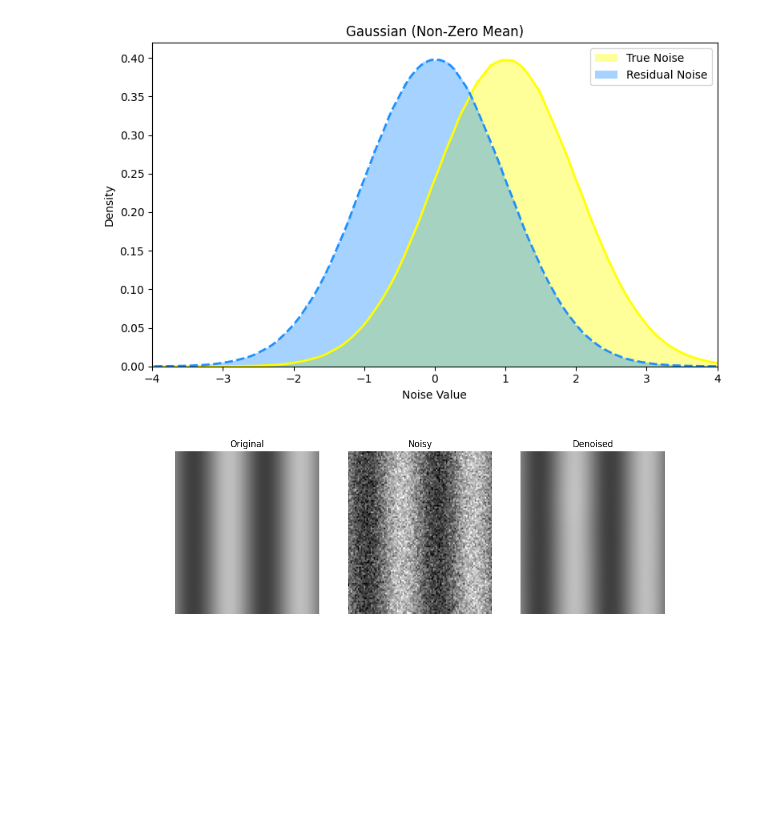
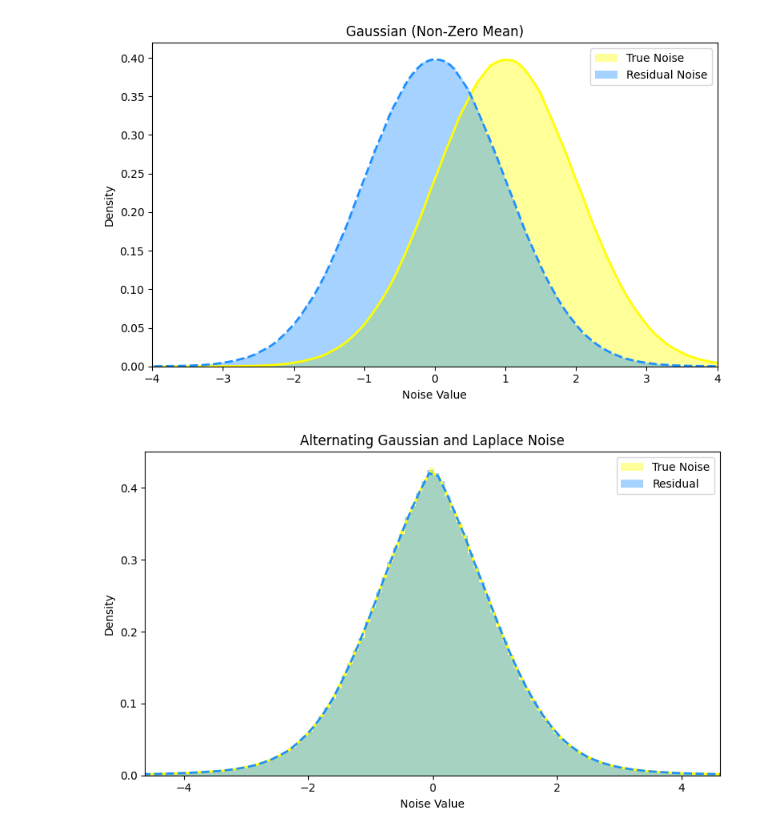
Before and after one commit to katienb/perception_project, a Jupyter notebook: perception_project/testing_denoise.ipynb, the cells around one changed output. Saved outputs shown, nothing was run; the diff lists cells and outputs as text; code cells hidden in the pictures; blank space fills up the shorter version.

```diff
--- a/perception_project/testing_denoise.ipynb
+++ b/perception_project/testing_denoise.ipynb
@@ -397,12 +514,54 @@ drift_noise = 10 * drift * np.ones_like(X)[None, :, :]
+# %%
+test_movie = gaussian_bump + 0.5*travelling_wave + burst
+T, H, W = test_movie.shape
+noise = np.zeros_like(test_movie)
+
+# Alternate Gaussian and Laplace noise every 100 frames
+for i in range(0, T, 100):
+    end = min(i + 100, T)
+    if (i // 100) % 2 == 0:
+        # Gaussian
+        noise[i:end] = np.random.normal(loc=0, scale=1, size=(end - i, H, W))
+    else:
+        # Laplace
+        noise[i:end] = np.random.laplace(loc=0, scale=1, size=(end - i, H, W))
+
+# Add noise
+noisy = test_movie + noise
+
+# Denoise
+denoised = run_less_denoising(noisy, verbose=False)
+residual = noisy - denoised
+
+# Flatten for plotting
+noise_flat = noise.flatten()
+residual_flat = residual.flatten()
+
+# Plot
+plt.figure(figsize=(8, 5))
+
+sns.histplot(noise_flat, bins=300, stat="density", label="True Noise",
+             color="yellow", kde=False, alpha=0.4, edgecolor=None)
+sns.kdeplot(noise_flat, color="yellow", linewidth=2)
+sns.histplot(residual_flat, bins=300, stat="density", label="Residual",
+             color="dodgerblue", kde=False, alpha=0.4, edgecolor=None)
+sns.kdeplot(residual_flat, color="dodgerblue", linewidth=2, linestyle='--')
+
+plt.title("Alternating Gaussian and Laplace Noise")
+plt.xlabel("Noise Value")
+plt.ylabel("Density")
+plt.legend()
+
+# Auto xlim based on std
+std_est = np.std(noise_flat)
+plt.xlim(-4 * std_est, 4 * std_est)
+
+plt.tight_layout()
+plt.show()
+# %% [output]
+[figure, added]
 # %%
 movie_noisy = gaussian_bump + gaussian_noise
 movie_denoised = run_less_denoising(movie_noisy, verbose=False)
-# %%
-%matplotlib widget
-test_movie = gaussian_bump + travelling_wave + burst
-
-ani = denoise_and_plot(test_movie, gaussian_noise, fps)
-# %% [output]
-[figure]
 # %%
 plt.close('all')
```
Also changed, not shown: parts of 12 cells of this notebook, 5 other files.
